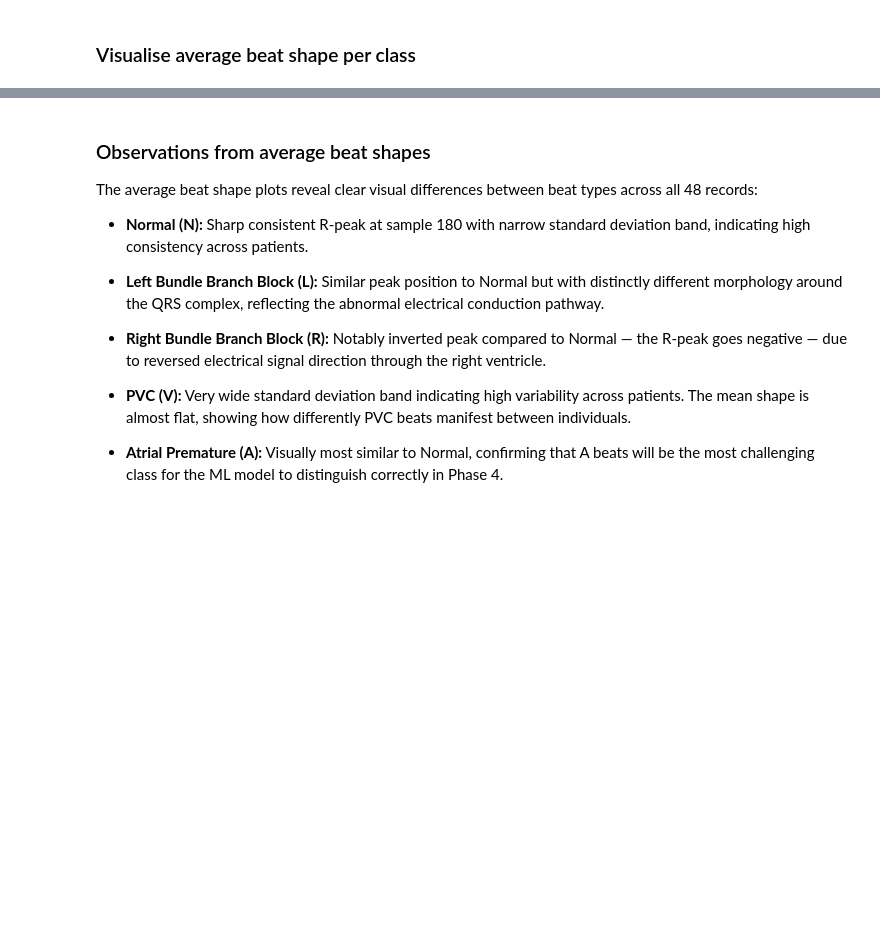
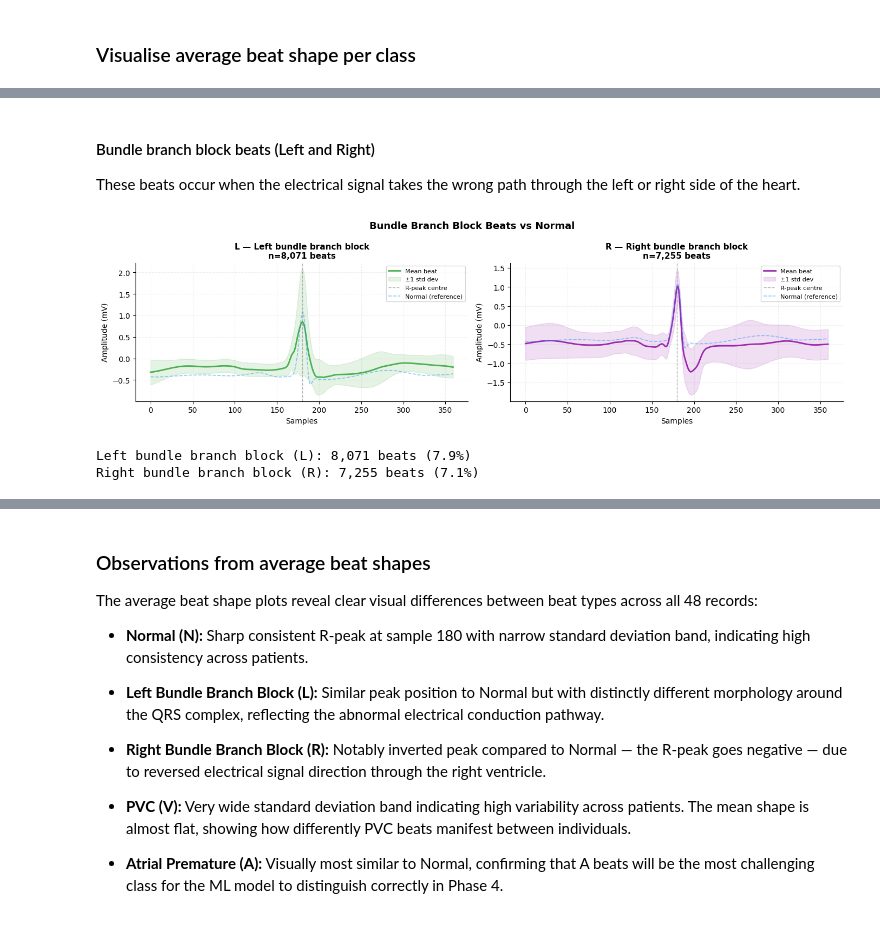
Before and after one commit to saugatpokharel/ecg-heartbeat-classification-xai, a Jupyter notebook: notebooks/03_eda_features.ipynb, the cells around one changed output, grey strips where cells are left out. Cells and saved outputs as stored; diff of their text form; code cells hidden in the pictures; blank space fills up the shorter version.

```diff
--- a/notebooks/03_eda_features.ipynb
+++ b/notebooks/03_eda_features.ipynb
@@ -87,0 +88,48 @@ plt.show()
+# %% [markdown]
+#### Bundle branch block beats (Left and Right)
+These beats occur when the electrical signal takes the wrong path
+through the left or right side of the heart.
+# %%
+fig, axes = plt.subplots(1, 2, figsize=(14, 4))
+
+bundle_types = [('L', '#4CAF50', 'Left bundle branch block'),
+                ('R', '#9C27B0', 'Right bundle branch block')]
+
+for ax, (beat_type, color, name) in zip(axes, bundle_types):
+    indices = np.where(y == beat_type)[0]
+    mean_beat = np.mean(X[indices], axis=0)
+    std_beat = np.std(X[indices], axis=0)
+
+    ax.plot(mean_beat, color=color, linewidth=2, label='Mean beat')
+    ax.fill_between(range(360),
+                    mean_beat - std_beat,
+                    mean_beat + std_beat,
+                    alpha=0.15, color=color, label='±1 std dev')
+    ax.axvline(x=180, color='gray', linestyle='--',
+               alpha=0.6, linewidth=1, label='R-peak centre')
+
+    # Also overlay Normal beat for comparison
+    ax.plot(mean_n, color='#2196F3', linewidth=1.2,
+            linestyle='--', alpha=0.5, label='Normal (reference)')
+
+    ax.set_title(f'{beat_type} — {name}\nn={len(indices):,} beats',
+                 fontsize=11, fontweight='bold')
+    ax.set_xlabel('Samples', fontsize=10)
+    ax.set_ylabel('Amplitude (mV)', fontsize=10)
+    ax.legend(fontsize=8)
+    ax.grid(True, alpha=0.2, linestyle='--')
+    ax.spines['top'].set_visible(False)
+    ax.spines['right'].set_visible(False)
+
+plt.suptitle('Bundle Branch Block Beats vs Normal',
+             fontsize=13, fontweight='bold')
+plt.tight_layout()
+plt.show()
+
+for beat_type, _, name in bundle_types:
+    indices = np.where(y == beat_type)[0]
+    print(f"{name} ({beat_type}): {len(indices):,} beats ({len(indices)/len(y)*100:.1f}%)")
+# %% [output]
+[figure, added]
+Left bundle branch block (L): 8,071 beats (7.9%)
+Right bundle branch block (R): 7,255 beats (7.1%)
```
Also changed, not shown: parts of 9 cells of this notebook.
